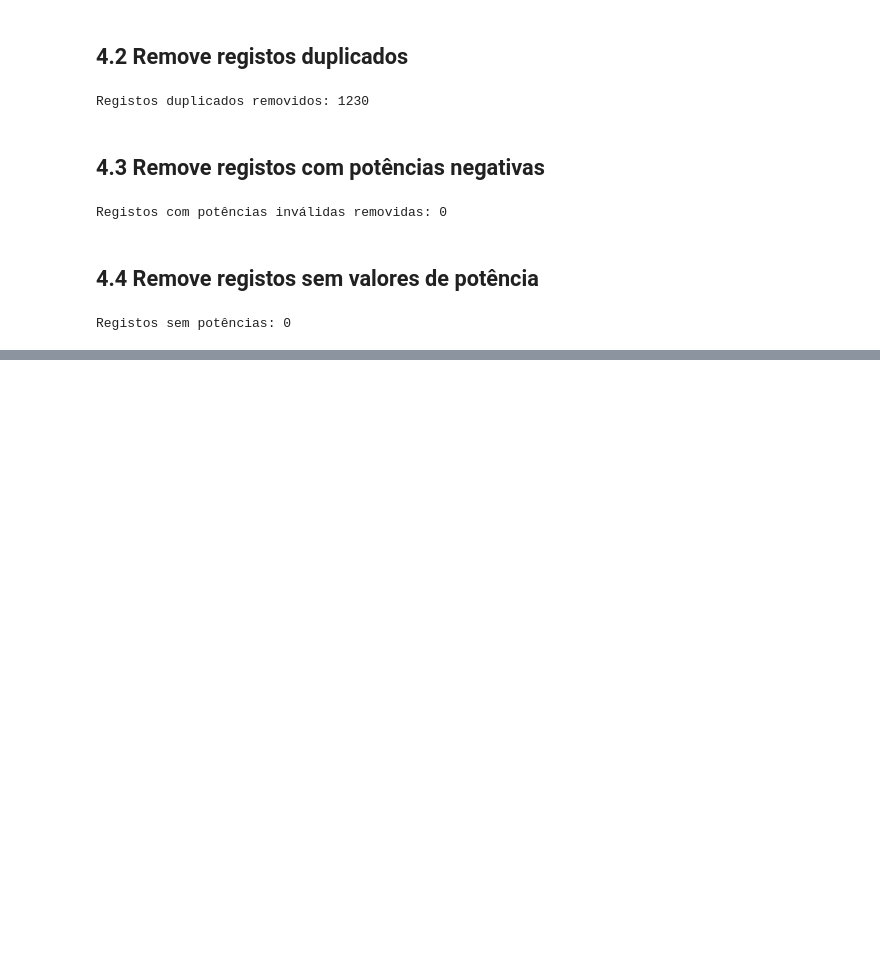
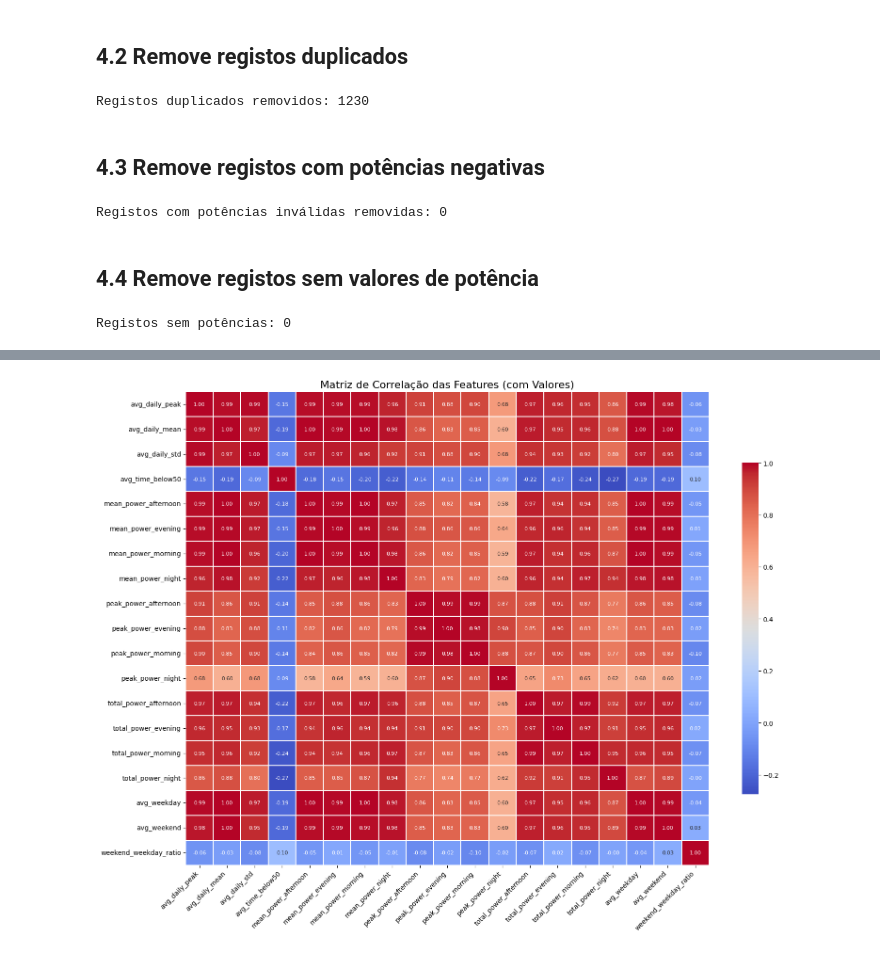
Before and after one commit to jpnoa1/IAA, a Jupyter notebook: Projeto IAA/Projeto.ipynb, the cells around one changed output, grey strips where cells are left out. Drawn from its saved outputs; the diff is of its cells as text; code cells hidden in the pictures; blank space fills up the shorter version.

```diff
--- a/Projeto IAA/Projeto.ipynb
+++ b/Projeto IAA/Projeto.ipynb
@@ -436,0 +669,23 @@ Registos sem potências: 0
+# %%
+
+feat_num = feat.select_dtypes(include=["float", "int"])
+
+plt.figure(figsize=(16,12))
+
+sns.heatmap(
+    feat_num.corr(),
+    cmap="coolwarm",
+    annot=True,
+    fmt=".2f",
+    annot_kws={"size": 8},
+    linewidths=0.3,
+    cbar_kws={"shrink": 0.7}
+)
+
+plt.title("Matriz de Correlação das Features (com Valores)", fontsize=16)
+plt.xticks(rotation=45, ha="right")
+plt.yticks(rotation=0)
+plt.tight_layout()
+plt.show()
+# %% [output]
+[figure, added]
```
Also changed, not shown: parts of 10 cells of this notebook.
